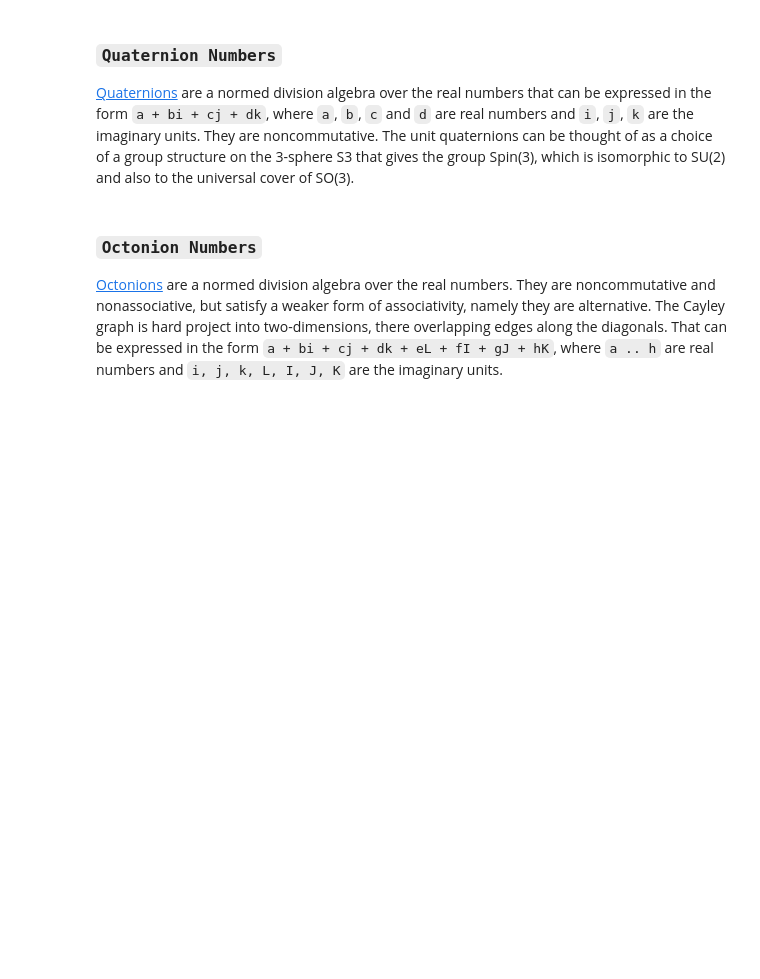
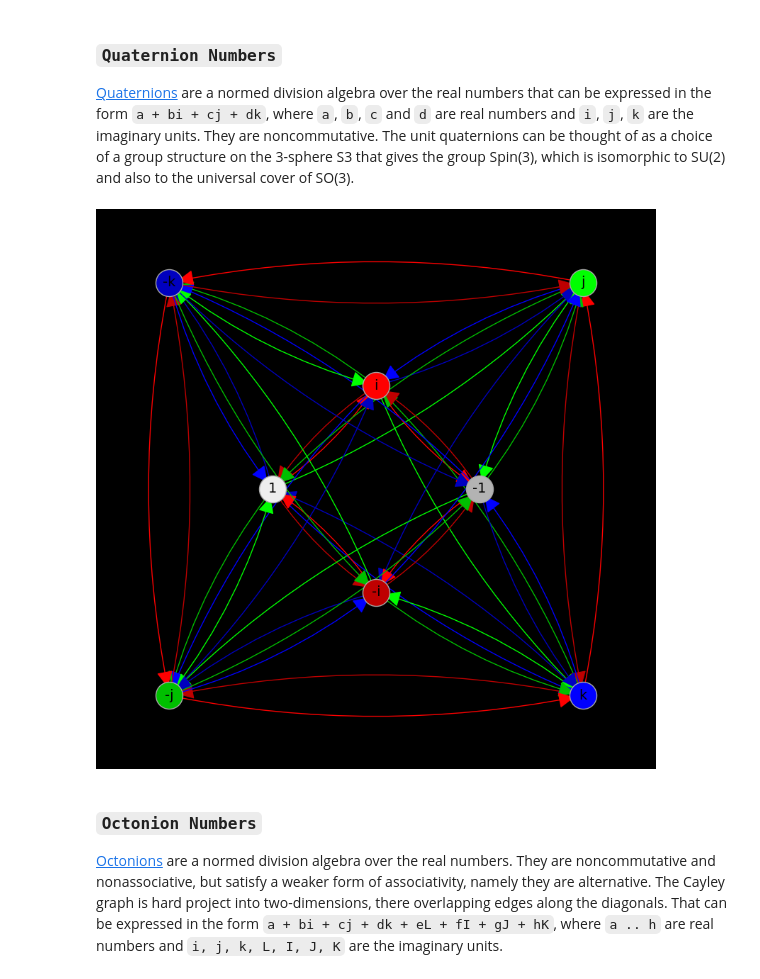
Before and after one commit to tallenglish/HyperComplex, a Jupyter notebook: group.ipynb, the cells around one changed output. Saved outputs shown, nothing was run; the diff lists cells and outputs as text; code cells hidden in the pictures; blank space fills up the shorter version.

```diff
--- a/group.ipynb
+++ b/group.ipynb
@@ -50,7 +51,9 @@ group(named="Complex", translate=True, show=True, figsize=8)
 
 [Quaternions](http://en.wikipedia.org/wiki/Quaternion) are a normed division algebra over the real numbers that can be expressed in the form `a + bi + cj + dk`, where `a`, `b`, `c` and `d` are real numbers and `i`, `j`, `k` are the imaginary units.  They are noncommutative. The unit quaternions can be thought of as a choice of a group structure on the 3-sphere S3 that gives the group Spin(3), which is isomorphic to SU(2) and also to the universal cover of SO(3).
 # %%
-group(named="Quaternion", translate=True, show=True, figsize=8, layers="i,j,k")
+group(named="Quaternion", translate=True, show=True, figsize=8, showall=True)
+# %% [output]
+[figure, added]
 # %% [markdown]
 ### **`Octonion Numbers`**
 
```
Also changed, not shown: parts of 5 cells of this notebook, 7 other files.
